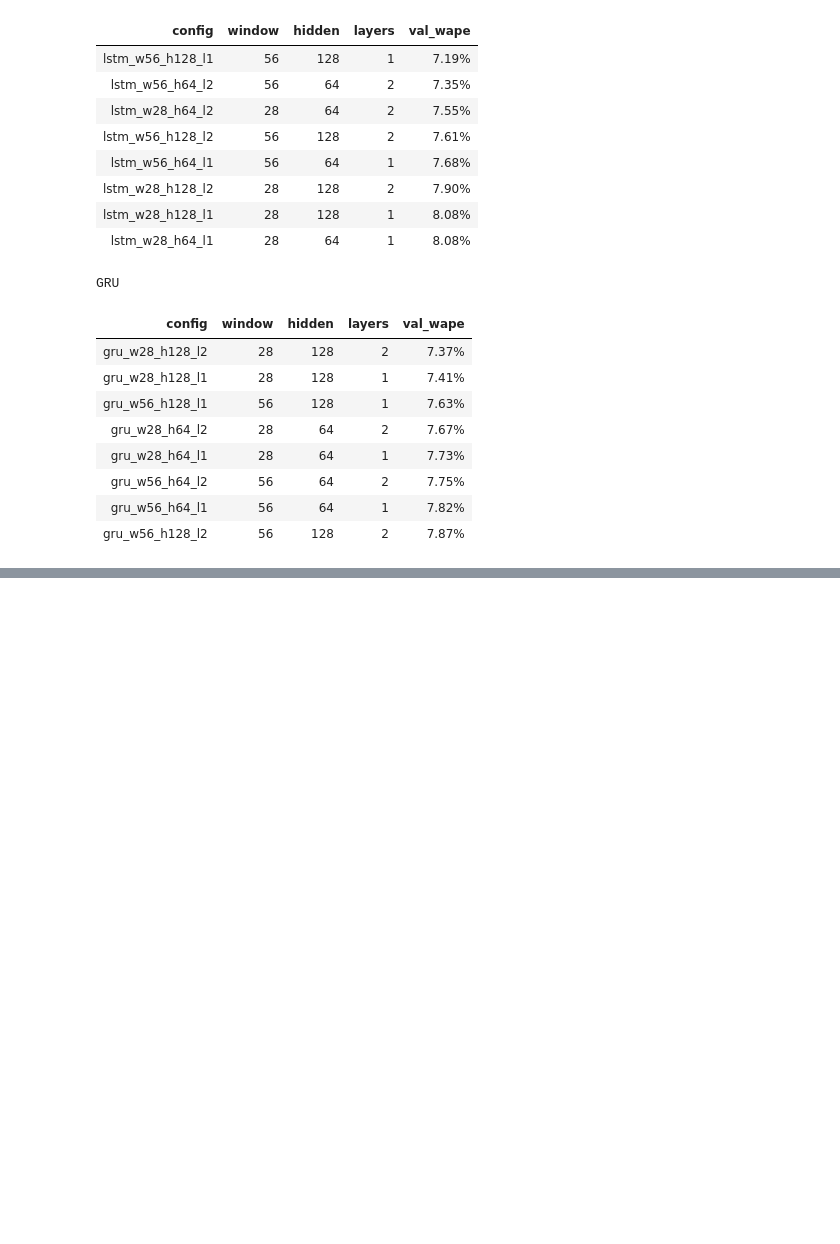
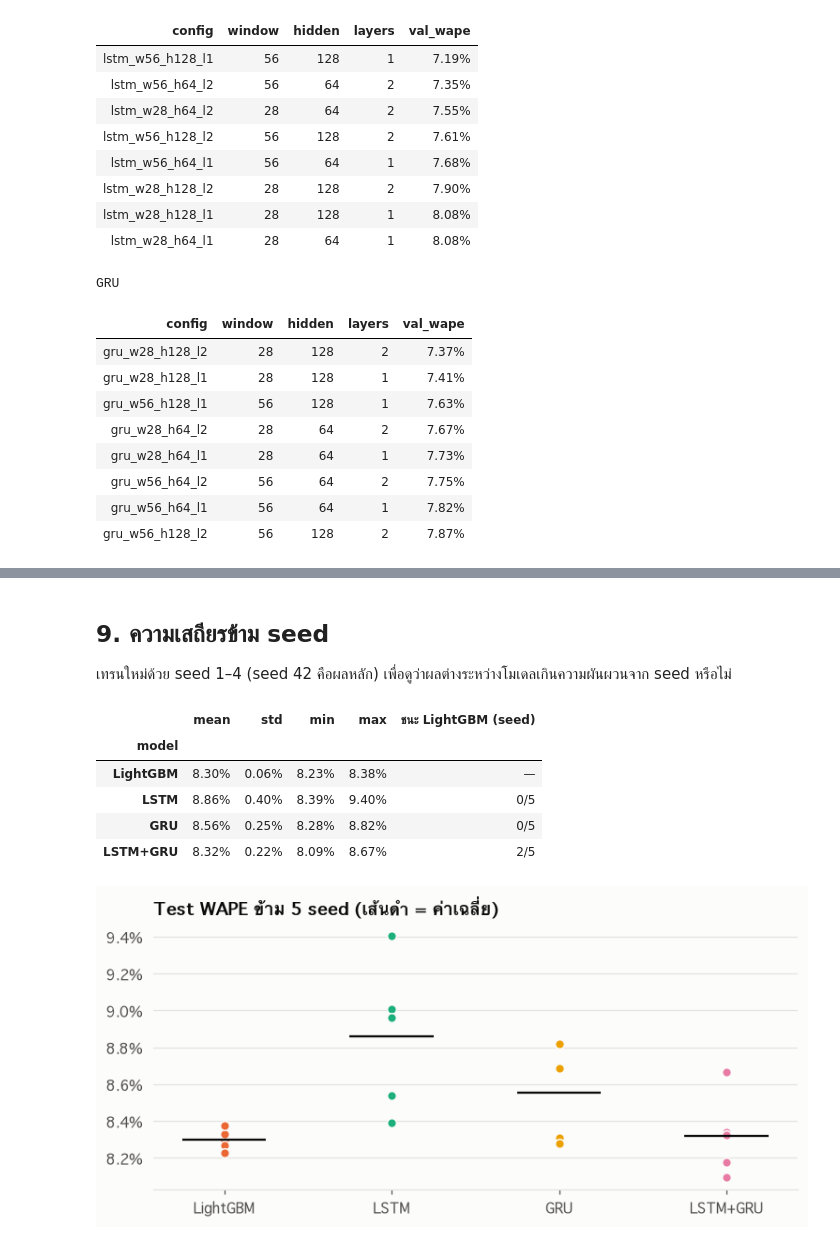
Before and after one commit to pls2s/MFP-Merchant-Financial-Passport, a Jupyter notebook: notebooks/forecast_results.ipynb, the cells around one changed output, grey strips where cells are left out. Saved outputs shown, nothing was run; the diff lists cells and outputs as text; code cells hidden in the pictures; blank space fills up the shorter version.

```diff
--- a/notebooks/forecast_results.ipynb
+++ b/notebooks/forecast_results.ipynb
@@ -260,0 +327,35 @@ GRU
+# %% [markdown]
+## 9. ความเสถียรข้าม seed
+
+เทรนใหม่ด้วย seed 1–4 (seed 42 คือผลหลัก) เพื่อดูว่าผลต่างระหว่างโมเดลเกินความผันผวนจาก seed หรือไม่
+# %%
+path = ROOT / "models/experiments/seeds.csv"
+if path.exists():
+    sd = pd.read_csv(path)
+    test = sd[sd["split"] == "test"]
+    wide = test.pivot(index="seed", columns="model", values="wape")
+    order = [m for m in ["lightgbm", "lstm", "gru", "ensemble"] if m in wide]
+    summary = pd.DataFrame({
+        "mean": wide[order].mean(), "std": wide[order].std(), "min": wide[order].min(), "max": wide[order].max(),
+        "ชนะ LightGBM (seed)": [None if m == "lightgbm" else f"{(wide[m] < wide['lightgbm']).sum()}/{len(wide)}" for m in order],
+    }).rename(index=LABELS)
+    display(summary.style.format({c: "{:.2%}" for c in ("mean", "std", "min", "max")}, na_rep="—"))
+
+    fig, ax = plt.subplots(figsize=(7, 3.4))
+    for i, m in enumerate(order):
+        ax.scatter(np.full(len(wide), i), wide[m], color=COLORS[m], s=40, zorder=3, edgecolor="#fcfcfb", linewidth=1)
+        ax.hlines(wide[m].mean(), i - 0.25, i + 0.25, color=INK, lw=1.5, zorder=4)
+    ax.set_xticks(range(len(order)), [LABELS[m] for m in order])
+    ax.yaxis.set_major_formatter(lambda v, _: f"{v:.1%}")
+    ax.set_title(f"Test WAPE ข้าม {len(wide)} seed (เส้นดำ = ค่าเฉลี่ย)")
+    fig.tight_layout()
+else:
+    print("ยังไม่มี — รัน python -m ai.cashflow_forecast.experiments seeds")
+# %% [output]
+|  | mean | std | min | max | ชนะ LightGBM (seed) |
+| model |  |  |  |  |  |
+| LightGBM | 8.30% | 0.06% | 8.23% | 8.38% | — |
+| LSTM | 8.86% | 0.40% | 8.39% | 9.40% | 0/5 |
+| GRU | 8.56% | 0.25% | 8.28% | 8.82% | 0/5 |
+| LSTM+GRU | 8.32% | 0.22% | 8.09% | 8.67% | 2/5 |
+[figure, added]
```
Also changed, not shown: parts of 4 cells of this notebook, 7 other files.
